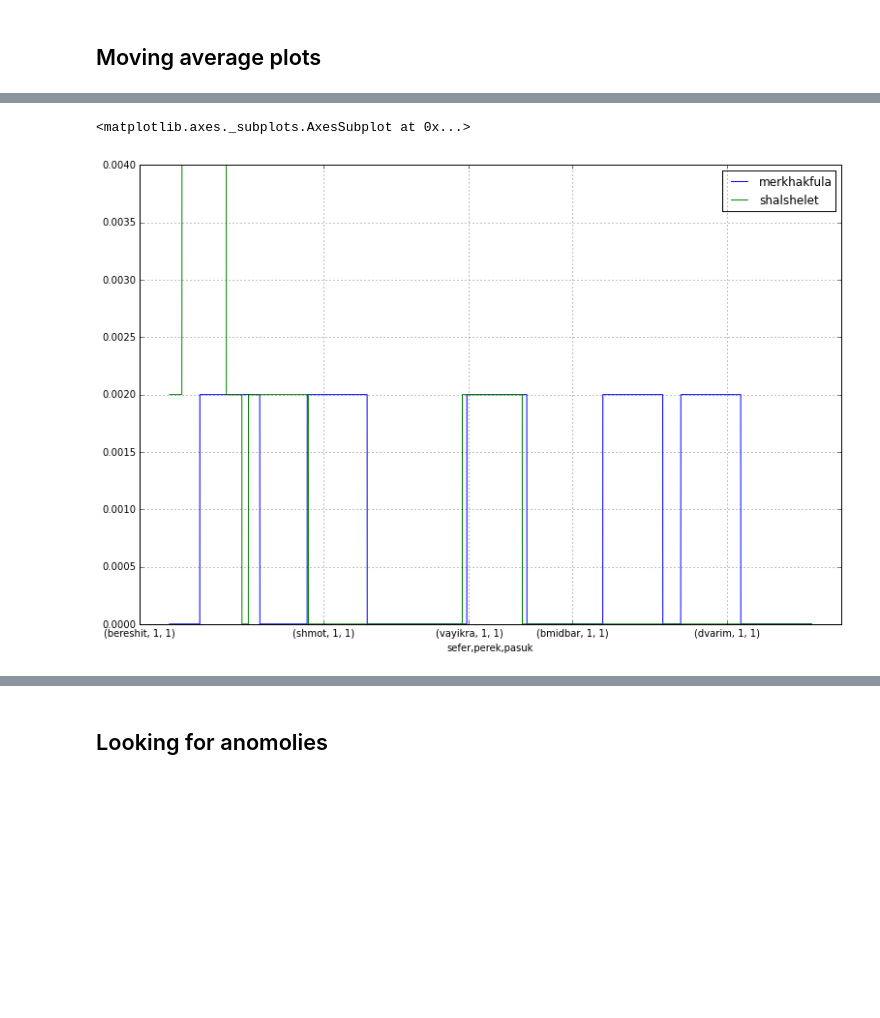
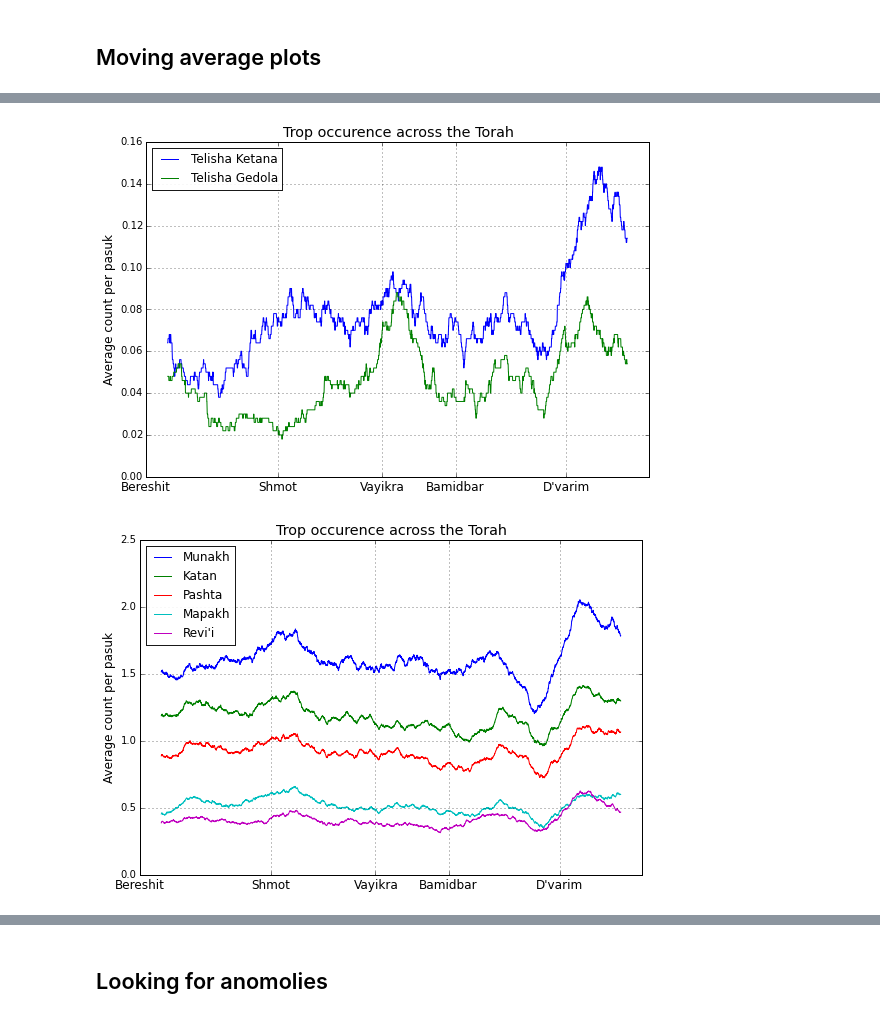
Before and after one commit to Noleli/trop-analysis, a Jupyter notebook: Trop analysis.ipynb, the cells around one changed output, grey strips where cells are left out. Saved outputs shown, nothing was run; the diff lists cells and outputs as text; code cells hidden in the pictures; blank space fills up the shorter version.

```diff
--- a/Trop analysis.ipynb
+++ b/Trop analysis.ipynb
@@ -132,5 +105,22 @@ rolling[['munakh', 'katan']].plot(figsize=(13,8.5), xticks=seferticks)
-# %%
-rolling[['merkhakfula', 'shalshelet']].plot(figsize=(13,8.5), xticks=seferticks)
-# %% [output]
-<matplotlib.axes._subplots.AxesSubplot at 0x...>
-[figure, removed]
+# %%
+rolling.plot(y=['telishaketana', 'telishagedola'], figsize=(9,6))
+plt.xticks(seferticklocs, seferlabels, fontsize='large')
+plt.title('Trop occurence across the Torah', fontsize='x-large')
+plt.xlabel('')
+plt.ylabel('Average count per pasuk', fontsize='large')
+plt.legend(['Telisha Ketana', 'Telisha Gedola'], loc='upper left', framealpha=0.9)
+
+plt.savefig('telisha.svg', transparent=True)
+# %% [output]
+[figure, added]
+# %%
+rolling.plot(y=['munakh', 'katan', 'pashta', 'mapakh', 'revii'], figsize=(9,6))
+plt.xticks(seferticklocs, seferlabels, fontsize='large')
+plt.title('Trop occurence across the Torah', fontsize='x-large')
+plt.xlabel('')
+plt.ylabel('Average count per pasuk', fontsize='large')
+plt.legend(['Munakh', 'Katan', 'Pashta', 'Mapakh', 'Revi\'i'], loc='upper left', framealpha=0.9)
+
+plt.savefig('common_trop.svg', transparent=True)
+# %% [output]
+[figure, added]
```
Also changed, not shown: parts of 35 cells of this notebook, 3 other files.
